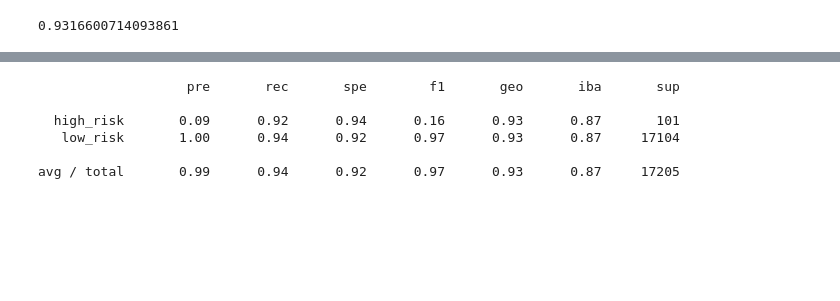
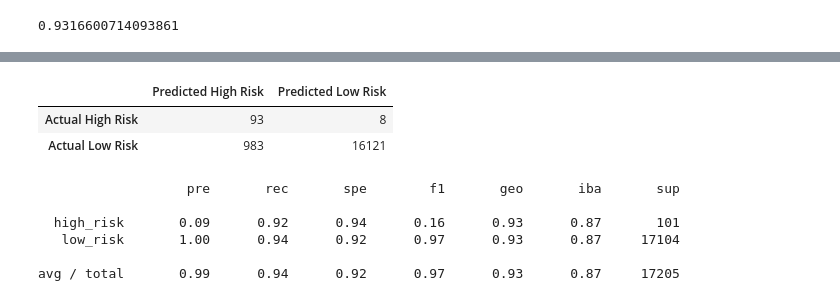
Before and after one commit to meghanhkoon/Credit_Risk_Analysis, a Jupyter notebook: credit_risk_ensemble.ipynb, the cells around one changed output, grey strips where cells are left out. Cells and saved outputs as stored; diff of their text form; code cells hidden in the pictures; blank space fills up the shorter version.

```diff
--- a/credit_risk_ensemble.ipynb
+++ b/credit_risk_ensemble.ipynb
@@ -181,0 +223,8 @@ EasyEnsembleClassifier(n_estimators=100, random_state=1)
+# %%
+# Train the EasyEnsembleClassifier
+from imblearn.ensemble import EasyEnsembleClassifier
+
+eec = EasyEnsembleClassifier(n_estimators=100, random_state=1)
+eec.fit(X_train, y_train)
+
+print(Counter(y_train))
@@ -182,5 +233,6 @@ EasyEnsembleClassifier(n_estimators=100, random_state=1)
 # %%
 # Calculated the balanced accuracy score
-# YOUR CODE HERE
+y_pred = eec.predict(X_test)
+balanced_accuracy_score(y_test, y_pred)
 # %% [output]
 0.9316600714093861
@@ -193,2 +239,15 @@ array([[   93,     8],
+# %%
+# Display the confusion matrix
+eec_cm = confusion_matrix(y_test, y_pred)
+
+# Create a DataFrame from the confusion matrix
+eec_cm_df = pd.DataFrame(eec_cm,
+                     index=["Actual High Risk", "Actual Low Risk"],
+                     columns=["Predicted High Risk", "Predicted Low Risk"])
+eec_cm_df
+# %% [output]
+|  | Predicted High Risk | Predicted Low Risk |
+| Actual High Risk | 93 | 8 |
+| Actual Low Risk | 983 | 16121 |
 # %%
 # Print the imbalanced classification report
```
Also changed, not shown: parts of 15 cells of this notebook, 3 other files.
